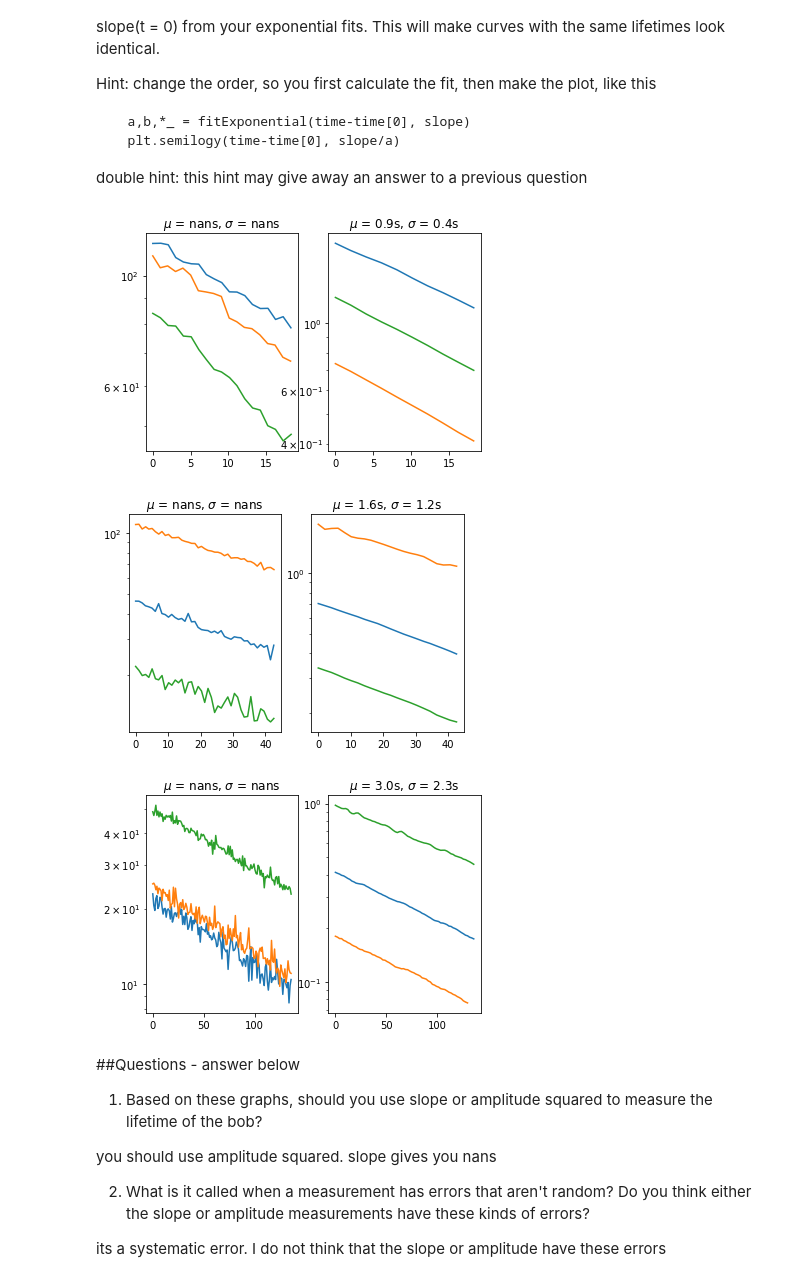
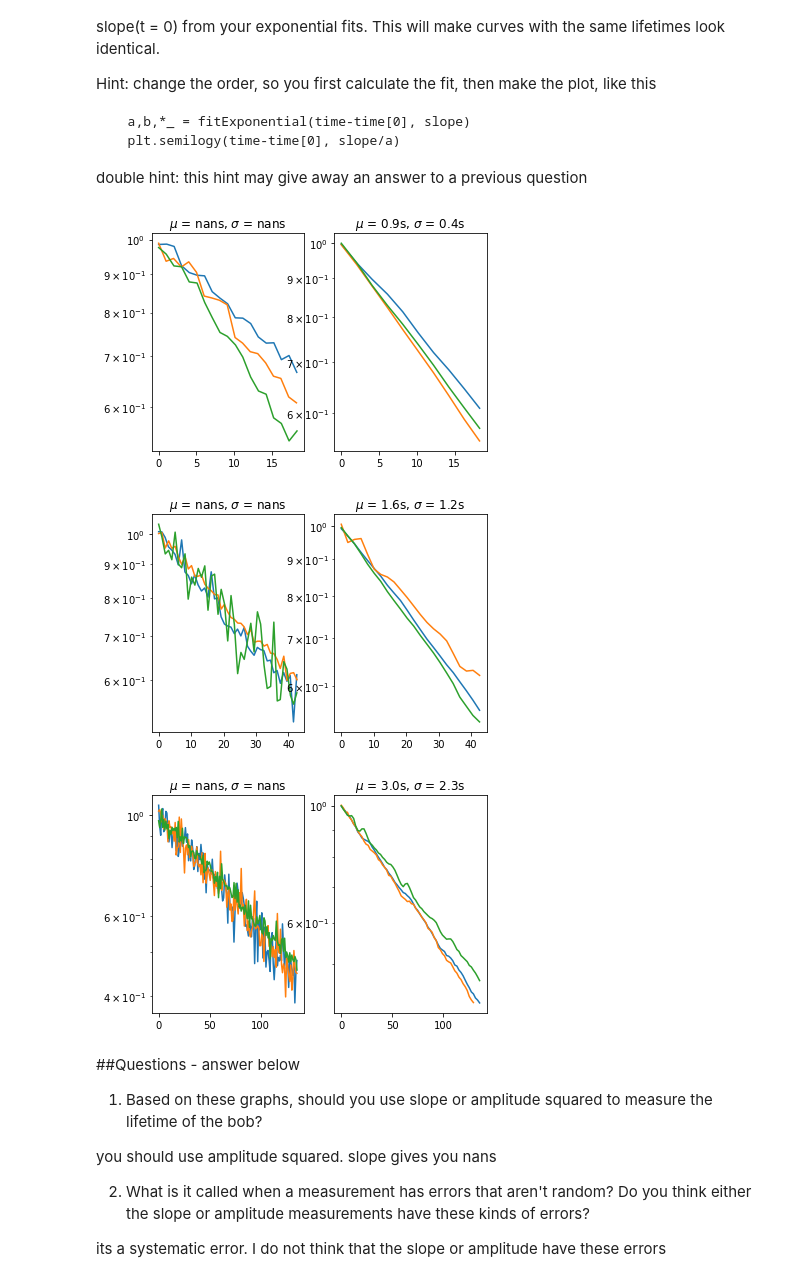
Before and after one commit to NYUExperimentalPhysics1-2021/labanalysis2-AmajindiN, a Jupyter notebook: LabAnalysis2.ipynb, the cells around one changed output. Saved outputs shown, nothing was run; the diff lists cells and outputs as text; code cells hidden in the pictures.

```diff
--- a/LabAnalysis2.ipynb
+++ b/LabAnalysis2.ipynb
@@ -280,38 +272,40 @@ double hint: this hint may give away an answer to a previous question
 # %%
 expt_set_dirs =  ["3mm", "6mm", "9mm"] #replace with your own directory names
 lifetime = [12.6, 29, 91] #replace with the lifetimes you measured above
 for i in range(3):
   expt_set_dir = expt_set_dirs[i]
   slope_lifetime = []
   ampsq_lifetime = []
   plt.figure()
   plt.subplot(1, 2, 1)
   for file in largeSlope[expt_set_dir]:
     time, slope, number = loadSlopeFile(file, lifetime[i]*1.5)
-    plt.semilogy(time-time[0], slope)
+
     a,b,*_ = fitExponential(time-time[0], slope)
+    plt.semilogy(time-time[0], slope/a)
     slope_lifetime.append( 1/a)
     #CODE11: three lines of code that do an exponential fit, semilog plot (with slope scaled by 1/a), and add lifetime to list
   mu =  np.mean(ampsq_lifetime)
   sigma = np.std(ampsq_lifetime, ddof=1)
   #CODE12: two lines of code that calculate mean and standard deviation
   plt.title (r'$\mu$ = {:.1f}s, $\sigma$ = {:.1f}s'.format(mu, sigma))
 
   plt.subplot(1, 2, 2)
   for file in largeAmplitude[expt_set_dir]:
     time, amp, number = loadAmpltidueFile(file, lifetime[i]*1.5)
-    plt.semilogy(time-time[0], amp **2)
+
     a,b,*_ = fitExponential(time-time[0], amp **2)
+    plt.semilogy(time-time[0], amp **2/a)
     ampsq_lifetime.append(1/a)
     #CODE12: three lines of code that do an exponential fit, semilog plot (with amplitude squared scaled by 1/a), and add lifetime to list
   mu =  np.mean(ampsq_lifetime)
   sigma = np.std(ampsq_lifetime, ddof=1)
   #CODE13: two lines of code that calculate mean and standard deviation
   plt.title (r'$\mu$ = {:.1f}s, $\sigma$ = {:.1f}s'.format(mu, sigma))
 # %% [output]
-[figure, old version]
+[figure, new version]
-[figure, old version]
+[figure, new version]
-[figure, old version]
+[figure, new version]
 # %% [markdown]
 ##Questions - answer below
 
```
Also changed, not shown: parts of 3 cells of this notebook.
